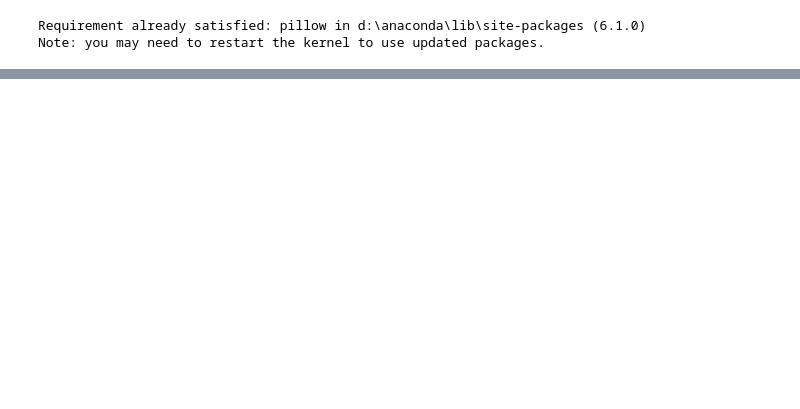
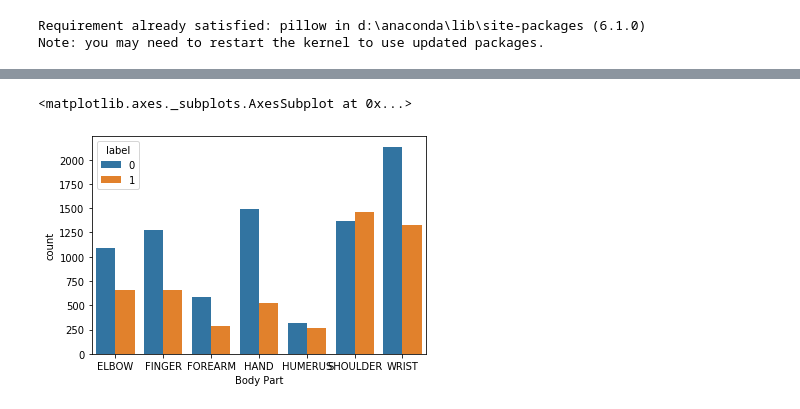
Before and after one commit to amikha33/MURA, a Jupyter notebook: X-Ray.ipynb, the cells around one changed output, grey strips where cells are left out. Drawn from its saved outputs; the diff is of its cells as text; code cells hidden in the pictures; blank space fills up the shorter version.

```diff
--- a/X-Ray.ipynb
+++ b/X-Ray.ipynb
@@ -49 +42,4 @@ train_labels_zero=train_labels[train_labels['label'] ==0]
+# %%
+train_labels['Body Part']=train_labels['Train Labeled Studies'].apply(lambda x: str(x.split('/')[2])[3:])
+train_labels['Study Type']=train_labels['Train Labeled Studies'].apply(lambda x: str(x.split('/')[4])[:6])
 # %%
@@ -61,3 +56,8 @@ train_labels_zero.shape
+# %%
+sns.countplot(data=train_labels,x='Body Part',hue='label')
+# %% [output]
+<matplotlib.axes._subplots.AxesSubplot at 0x...>
+[figure, added]
 # %%
 
 test_labels_one = test_labels[test_labels['labels'] ==1]
```
Also changed, not shown: parts of 29 cells of this notebook.
